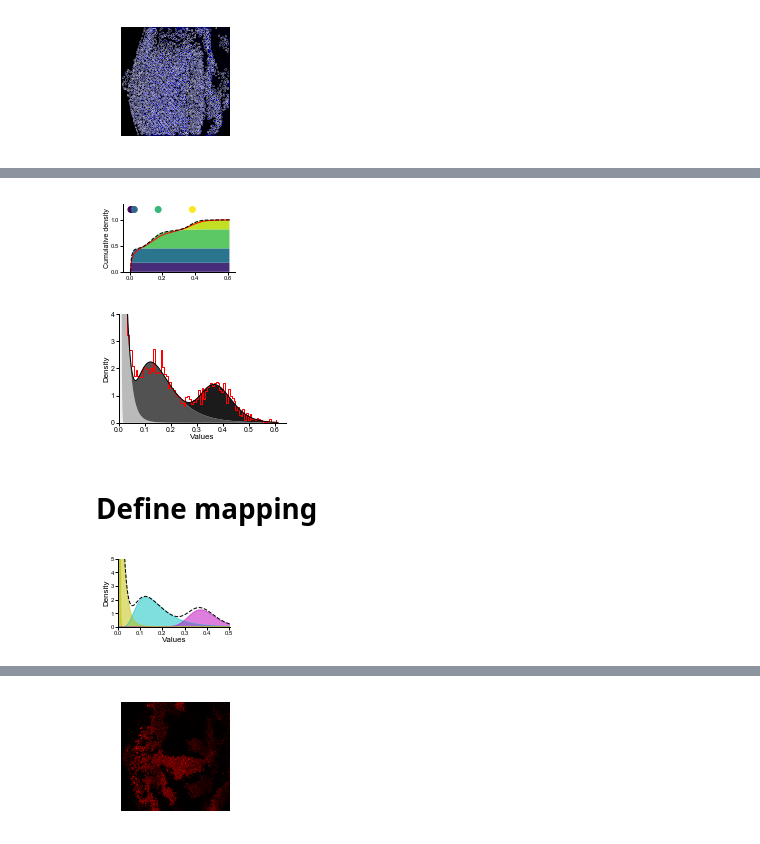
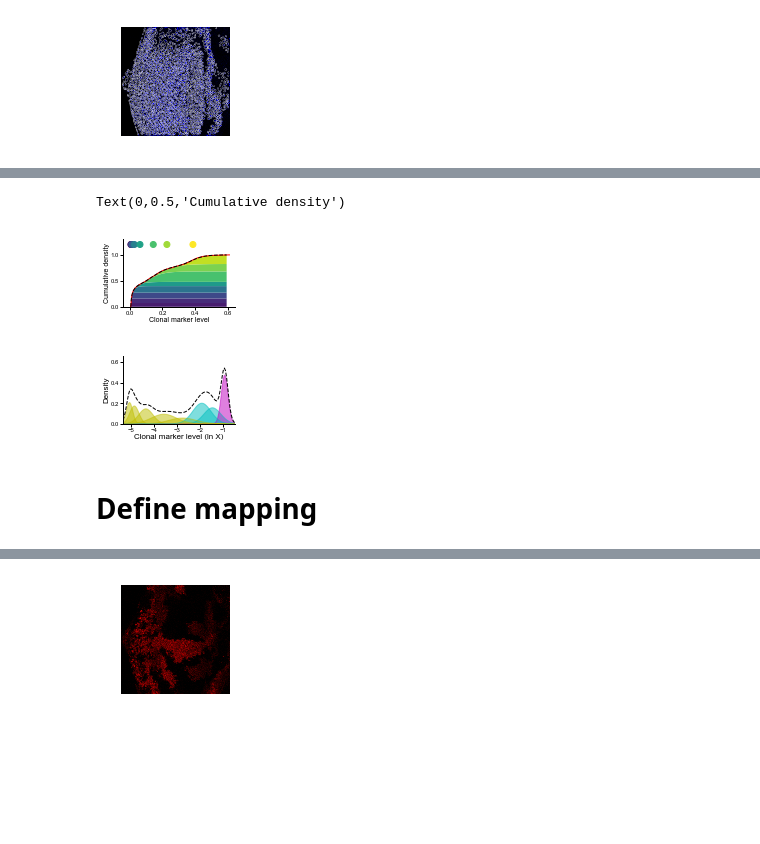
Before and after one commit to sbernasek/flyqma, a Jupyter notebook: notebooks/figures/figure_5.ipynb, the cells around one changed output, grey strips where cells are left out. Drawn from its saved outputs; the diff is of its cells as text; code cells hidden in the pictures; blank space fills up the shorter version.

Commit message:
updated figure notebooks

```diff
--- a/notebooks/figures/figure_5.ipynb
+++ b/notebooks/figures/figure_5.ipynb
@@ -74,0 +81,9 @@ fig = selector.plot_information_criteria(aic=False, figsize=(2, 1.25))
+# %%
+from matplotlib.colors import ListedColormap
+cmap = ListedColormap(['y', 'c', 'm'], N=3)
+cmap.set_bad(alpha=0.)
+
+stack.annotator.classifier.set_cmap(cmap)
+fig = stack.annotator.classifier.plot_bivariate_pdf()
+
+#savefig(fig, 'model_bivariate_pdf')
@@ -75,34 +92,36 @@ fig = selector.plot_information_criteria(aic=False, figsize=(2, 1.25))
+# %%
+marginal = stack.annotator.classifier[0]
 # %%
-from matplotlib.ticker import ScalarFormatter
 from matplotlib.colors import Normalize
+
 cmap = plt.cm.viridis
-mixture_model = selector.BIC_optimal
-fig = selector.BIC_optimal.plot_cdfs(log=False, cmap=cmap, alpha=1., figsize=(2, 1.25))
+
+fig = marginal.plot_cdfs(log=False, cmap=cmap, alpha=1.)
 ax = fig.axes[0]
 
-norm = Normalize(vmin=0, vmax=mixture_model.num_components-1)
-order = np.argsort(mixture_model.means)
-means = mixture_model.means[order]
-heights = 1.2*np.ones(mixture_model.num_components)
-ax.scatter(means, heights, c=[cmap(norm(i)) for i in range(mixture_model.num_components)])
+norm = Normalize(vmin=0, vmax=marginal.num_components-1)
+order = np.argsort(marginal.means)
+means = np.exp(marginal.means[order])
+heights = 1.2*np.ones(marginal.num_components)
+ax.scatter(means, heights, c=[cmap(norm(i)) for i in range(marginal.num_components)])
+ax.set_xlabel('Clonal marker level')
+ax.set_ylabel('Cumulative density')
 
-savefig(fig, 'model_fit')
+#savefig(fig, 'marginal_mixture_model_cdf')
 # %% [output]
+Text(0,0.5,'Cumulative density')
-[figure, old version]
+[figure, new version]
-# %%
-fig = mixture_model.stacked_pdfs(empirical=True, alpha=1.)
-ax = fig.axes[0]
-ax.set_ylim(0, 4)
-savefig(fig, 'model_fit_pdf')
-# %% [output]
-[figure, removed]
+# %%
+from matplotlib.colors import ListedColormap
+cmap = ListedColormap(['y', 'c', 'm'], N=3)
+cmap.set_bad(alpha=0.)
+
+marginal.set_cmap(cmap)
+fig = marginal.plot_pdfs(empirical=False)
+fig.axes[0].set_xlabel('Clonal marker level (ln X)')
+
+#savefig(fig, 'marginal_mixture_model')
+# %% [output]
+[figure, added]
 # %% [markdown]
 # Define mapping
-# %%
-cmap = ListedColormap(['y', 'c', 'm'], N=3)
-fig = mixture_model.plot_pdfs(empirical=False, alpha=0.5, figsize=(2, 1.25), cmap=cmap, vmin=0)
-ax = fig.axes[0]
-ax.set_ylim(0, 5)
-savefig(fig, 'pdf_mapping')
-# %% [output]
-[figure, removed]
```
Also changed, not shown: parts of 29 cells of this notebook, 25 other files.
